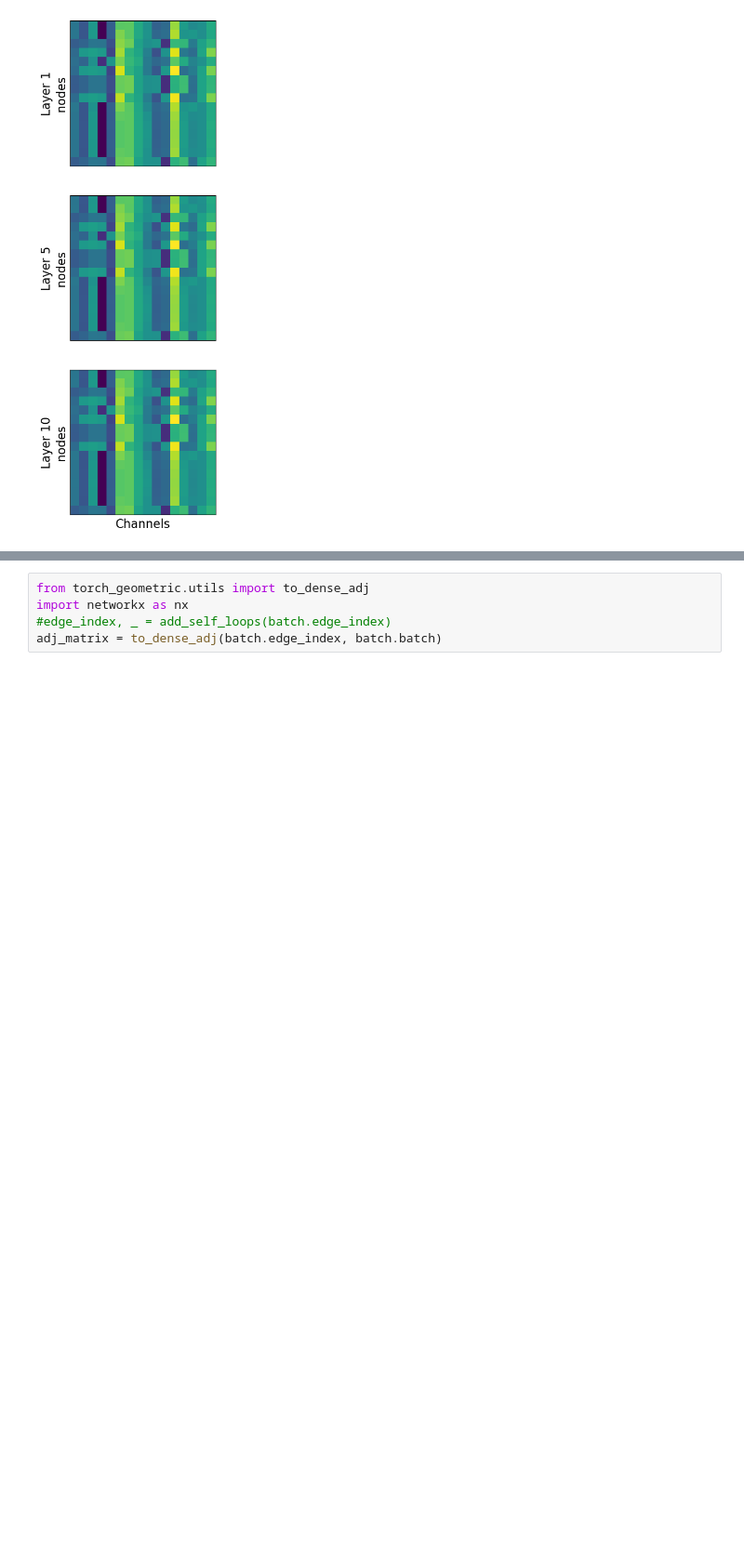
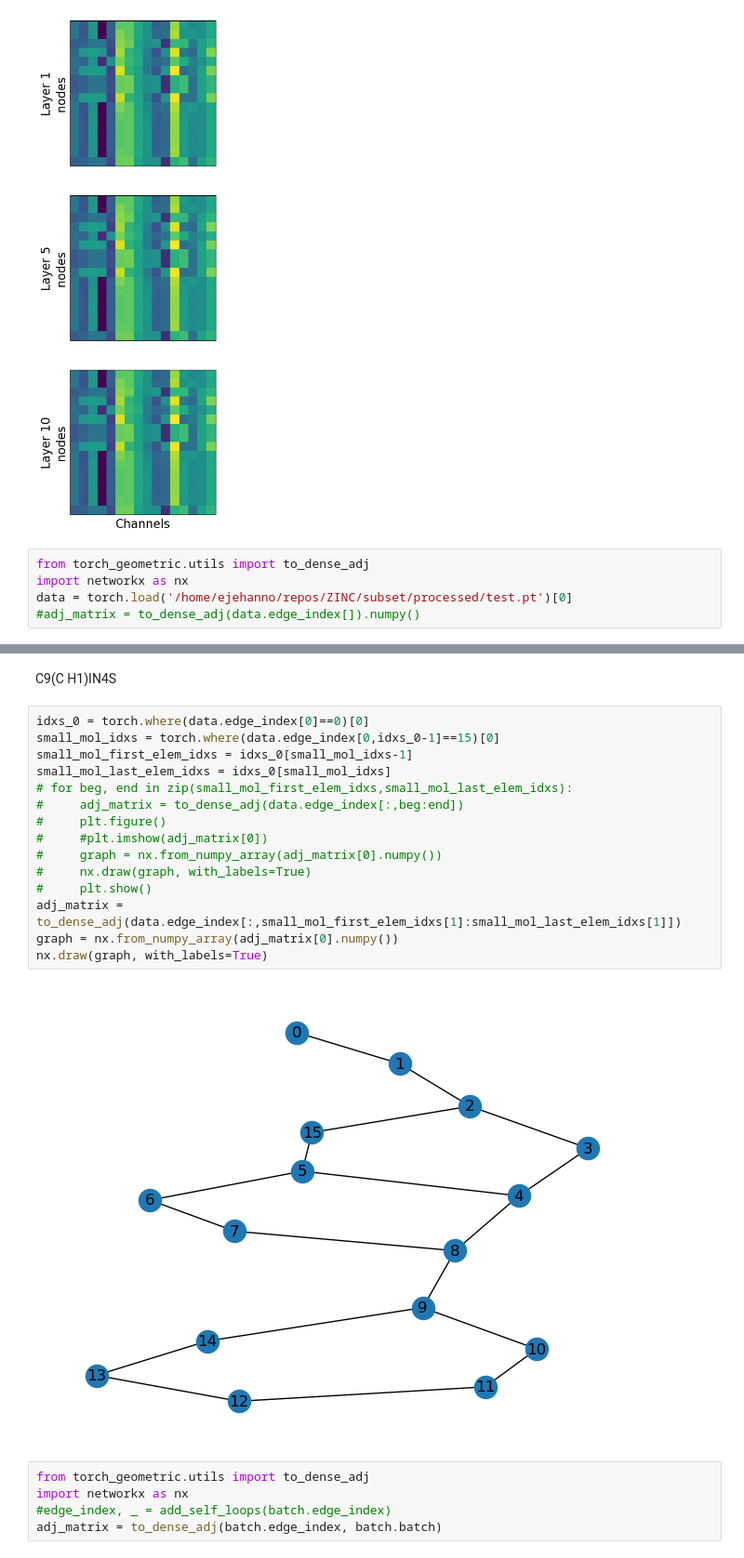
Before and after one commit to rmenegaux/GraphGPS, a Jupyter notebook: att_maps.ipynb, the cells around one changed output, grey strips where cells are left out. Shown at 93% size. Saved outputs shown, nothing was run; the diff lists cells and outputs as text; blank space fills up the shorter version.

```diff
--- a/att_maps.ipynb
+++ b/att_maps.ipynb
@@ -408,3 +408,8 @@ plt.close(tampon)
 main.show()
 # %% [output]
 [figure]
+# %%
+from torch_geometric.utils import to_dense_adj
+import networkx as nx
+data = torch.load('/home/ejehanno/repos/ZINC/subset/processed/test.pt')[0]
+#adj_matrix = to_dense_adj(data.edge_index[]).numpy()
@@ -411,3 +493,22 @@ main.show()
+# %% [markdown]
+C9(C H1)IN4S
+# %%
+idxs_0 = torch.where(data.edge_index[0]==0)[0]
+small_mol_idxs = torch.where(data.edge_index[0,idxs_0-1]==15)[0]
+small_mol_first_elem_idxs = idxs_0[small_mol_idxs-1]
+small_mol_last_elem_idxs = idxs_0[small_mol_idxs]
+# for beg, end in zip(small_mol_first_elem_idxs,small_mol_last_elem_idxs):
+#     adj_matrix = to_dense_adj(data.edge_index[:,beg:end])
+#     plt.figure()
+#     #plt.imshow(adj_matrix[0])
+#     graph = nx.from_numpy_array(adj_matrix[0].numpy())
+#     nx.draw(graph, with_labels=True)
+#     plt.show()
+adj_matrix = to_dense_adj(data.edge_index[:,small_mol_first_elem_idxs[1]:small_mol_last_elem_idxs[1]])
+graph = nx.from_numpy_array(adj_matrix[0].numpy())
+nx.draw(graph, with_labels=True)
+# %% [output]
+[figure, added]
 # %%
 from torch_geometric.utils import to_dense_adj
 import networkx as nx
```
Also changed, not shown: parts of 18 cells of this notebook, 12 other files.
